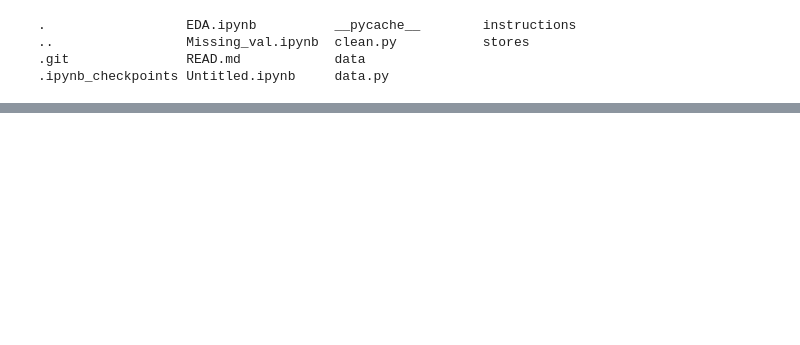
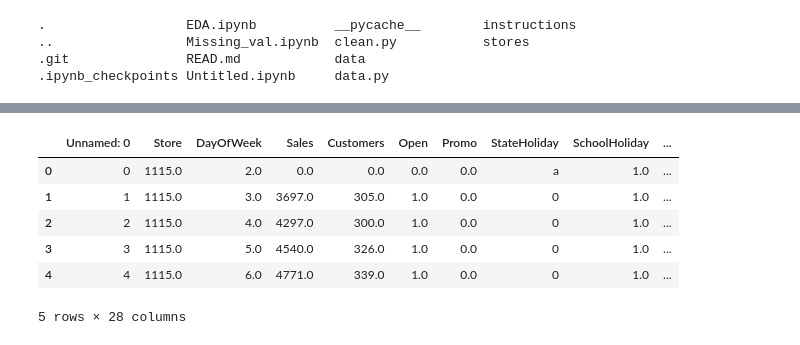
Before and after one commit to elenche95/stores, a Jupyter notebook: Untitled.ipynb, the cells around one changed output, grey strips where cells are left out. Cells and saved outputs as stored; diff of their text form; code cells hidden in the pictures; blank space fills up the shorter version.

```diff
--- a/Untitled.ipynb
+++ b/Untitled.ipynb
@@ -61,0 +59,10 @@ Name: StateHoliday_new, dtype: int64
+# %%
+df.head()
+# %% [output]
+|  | Unnamed: 0 | Store | DayOfWeek | Sales | Customers | Open | Promo | StateHoliday | SchoolHoliday | ... |
+| 0 | 0 | 1115.0 | 2.0 | 0.0 | 0.0 | 0.0 | 0.0 | a | 1.0 | ... |
+| 1 | 1 | 1115.0 | 3.0 | 3697.0 | 305.0 | 1.0 | 0.0 | 0 | 1.0 | ... |
+| 2 | 2 | 1115.0 | 4.0 | 4297.0 | 300.0 | 1.0 | 0.0 | 0 | 1.0 | ... |
+| 3 | 3 | 1115.0 | 5.0 | 4540.0 | 326.0 | 1.0 | 0.0 | 0 | 1.0 | ... |
+| 4 | 4 | 1115.0 | 6.0 | 4771.0 | 339.0 | 1.0 | 0.0 | 0 | 1.0 | ... |
+5 rows × 28 columns
```
Also changed, not shown: parts of 13 cells of this notebook, 2 other files.
